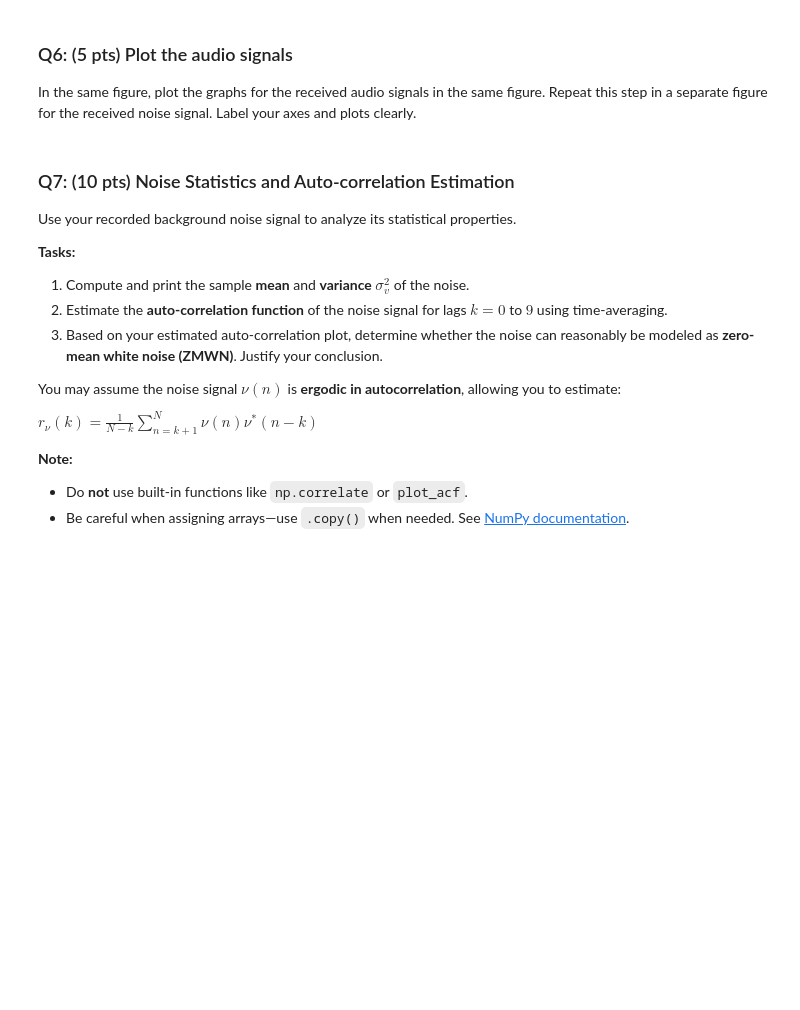
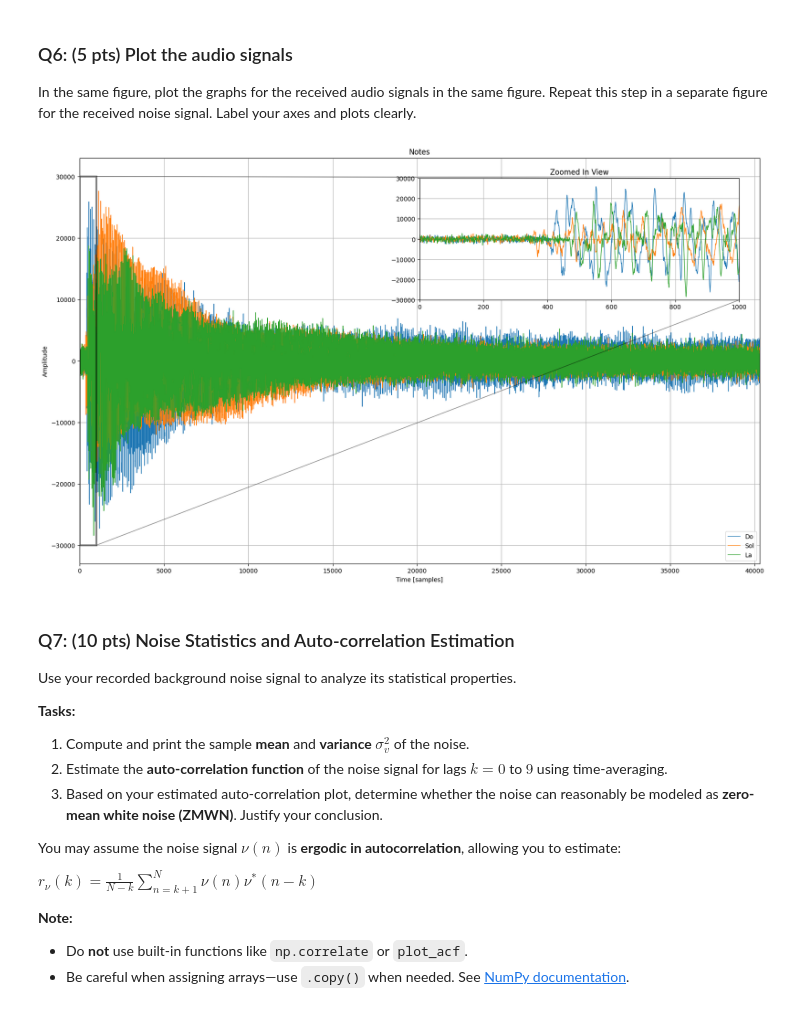
Before and after one commit to larsvantol/Statistical-Signal-Processing, a Jupyter notebook: SC42150_SSP_2025_Assignment.ipynb, the cells around one changed output. Saved outputs shown, nothing was run; the diff lists cells and outputs as text; code cells hidden in the pictures; blank space fills up the shorter version.

```diff
--- a/SC42150_SSP_2025_Assignment.ipynb
+++ b/SC42150_SSP_2025_Assignment.ipynb
@@ -62,7 +62,7 @@ print(f"Data shape: {N} time steps, {K} locations")
 
 # Plot first location's time series
 fig, ax = plt.subplots(1, 1, figsize=(10, 5))
-ax.plot(data[:, 0], label='Location 1')
+ax.plot(np.arange(N),data[:, 0], label='Location 1')
 ax.set_title('Temperature Time Series at Location 1')
 ax.set_xlabel('Time Step (Daily)')
 ax.set_ylabel('Temperature')
@@ -74,7 +74,7 @@ plt.show()
 # Plot the first 10 locations
 fig, ax = plt.subplots(1, 1, figsize=(10, 5))
 for i in range(10):
-    ax.plot(data[:, i], label=f'Location {i+1}')
+    ax.plot(np.arange(N),data[:, i], label=f'Location {i+1}')
 ax.set_title('Temperature Time Series at first 10 Locations')
 ax.set_xlabel('Time Step (Daily)')
 ax.set_ylabel('Temperature')
@@ -207,6 +236,56 @@ No numerical values are required, but you need to specify the meaning of all the
 # %% [markdown]
 ### Q6: (5 pts) Plot the audio signals
 In the same figure, plot the graphs for the received audio signals in the same figure. Repeat this step in a separate figure for the received noise signal. Label your axes and plots clearly.
+# %%
+
+# fig, ax = plt.subplots(1, 2, figsize=(20, 5))
+# ax[0].set_xlabel("Time [samples]")
+# ax[0].set_ylabel("Amplitude")
+# ax[0].set_title(f"Notes")
+# ax[0].grid()
+# ax[0].set_xlim(0, np.max(time_steps))
+
+# index_to_plot = 1000
+# ax[1].set_xlabel("Time [samples]")
+# ax[1].set_ylabel("Amplitude")
+# ax[1].set_title(f"Noisy signal (zoomed in) - {notes[ind_to_listen]}")
+# ax[1].grid()
+# ax[1].set_xlim(0, np.max(time_steps[:index_to_plot]))
+
+# for i in range(N_exp):
+#     ax[0].plot(time_steps, data_noised[i], label=notes[i], lw=1)
+#     ax[1].plot(time_steps[:index_to_plot], data_noised[i][:index_to_plot], lw=1, label=notes[i])
+
+
+# plt.show()
+
+fig, ax = plt.subplots(1, 1, figsize=(20, 12))
+ax.set_xlabel("Time [samples]")
+ax.set_ylabel("Amplitude")
+ax.set_title(f"Notes")
+ax.grid()
+ax.set_xlim(0, np.max(time_steps))
+
+for i in range(N_exp):
+    ax.plot(time_steps, data_noised[i], label=notes[i], lw=1)
+
+x1, x2, y1, y2 = 0, 1000, -30000, 30000  # subregion of the original image
+axins = ax.inset_axes(
+    [0.5, 0.65, 0.47, 0.3],
+    xlim=(x1, x2), ylim=(y1, y2))
+# axins.imshow(Z2, extent=extent, origin="lower")
+for i in range(N_exp):
+    axins.plot(time_steps, data_noised[i], lw=1)
+axins.set_title('Zoomed In View')
+axins.grid()
+
+ax.indicate_inset_zoom(axins, edgecolor="black", lw=3)
+
+ax.legend()
+
+plt.show()
+# %% [output]
+[figure, added]
 # %% [markdown]
 ### Q7: (10 pts) Noise Statistics and Auto-correlation Estimation
 
```
Also changed, not shown: parts of 5 cells of this notebook.
